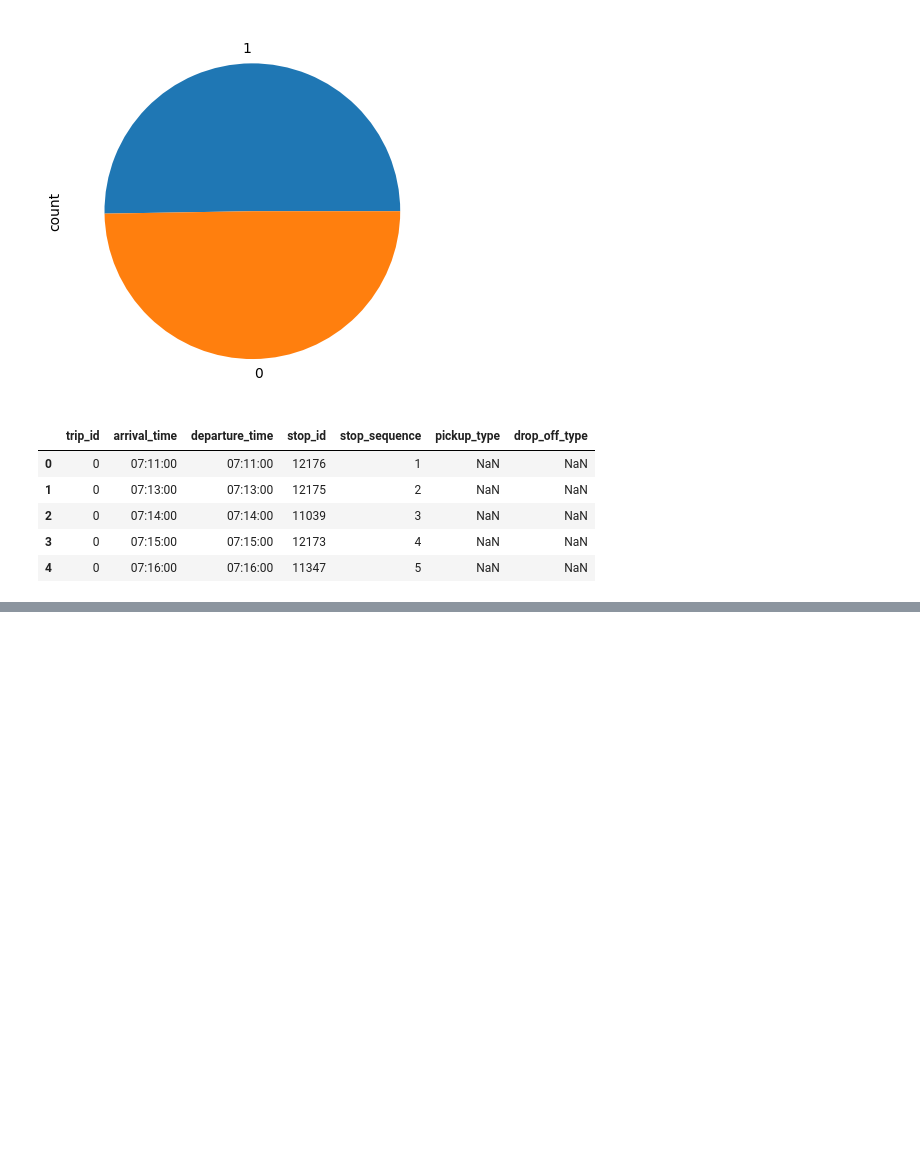
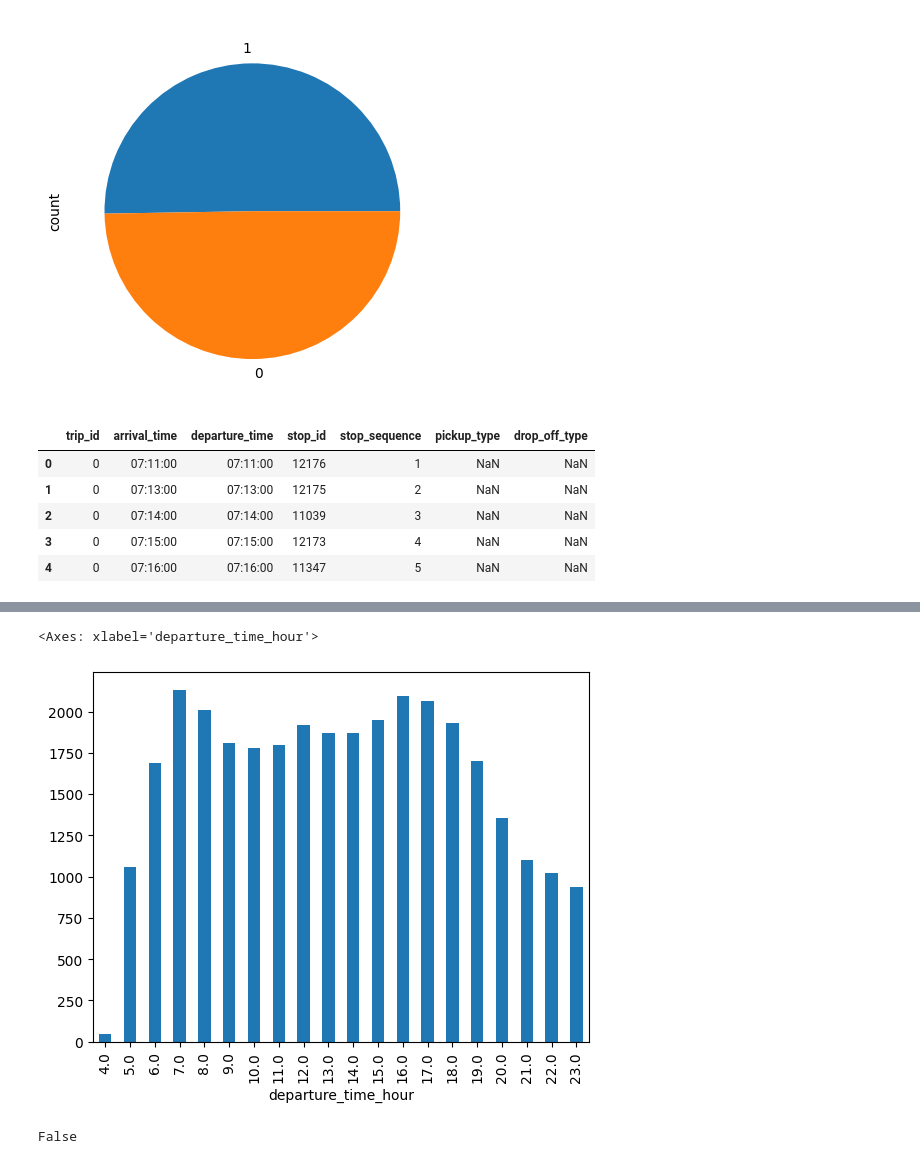
Before and after one commit to tahaoulhazzan/projetkeolis, a Jupyter notebook: notebook_romain_t.ipynb, the cells around one changed output, grey strips where cells are left out. Cells and saved outputs as stored; diff of their text form; code cells hidden in the pictures; blank space fills up the shorter version.

```diff
--- a/notebook_romain_t.ipynb
+++ b/notebook_romain_t.ipynb
@@ -105,0 +105,5 @@ TypeError: no numeric data to plot
+# %%
+stop_times.query('stop_sequence == 1').departure_time_hour.value_counts().sort_index().plot(kind='bar')
+# %% [output]
+<Axes: xlabel='departure_time_hour'>
+[figure, added]
@@ -105,0 +112,4 @@ TypeError: no numeric data to plot
+# %%
+a > np.datetime64('2023-01-01 00:00:00')
+# %% [output]
+False
```
Also changed, not shown: parts of 5 cells of this notebook.
